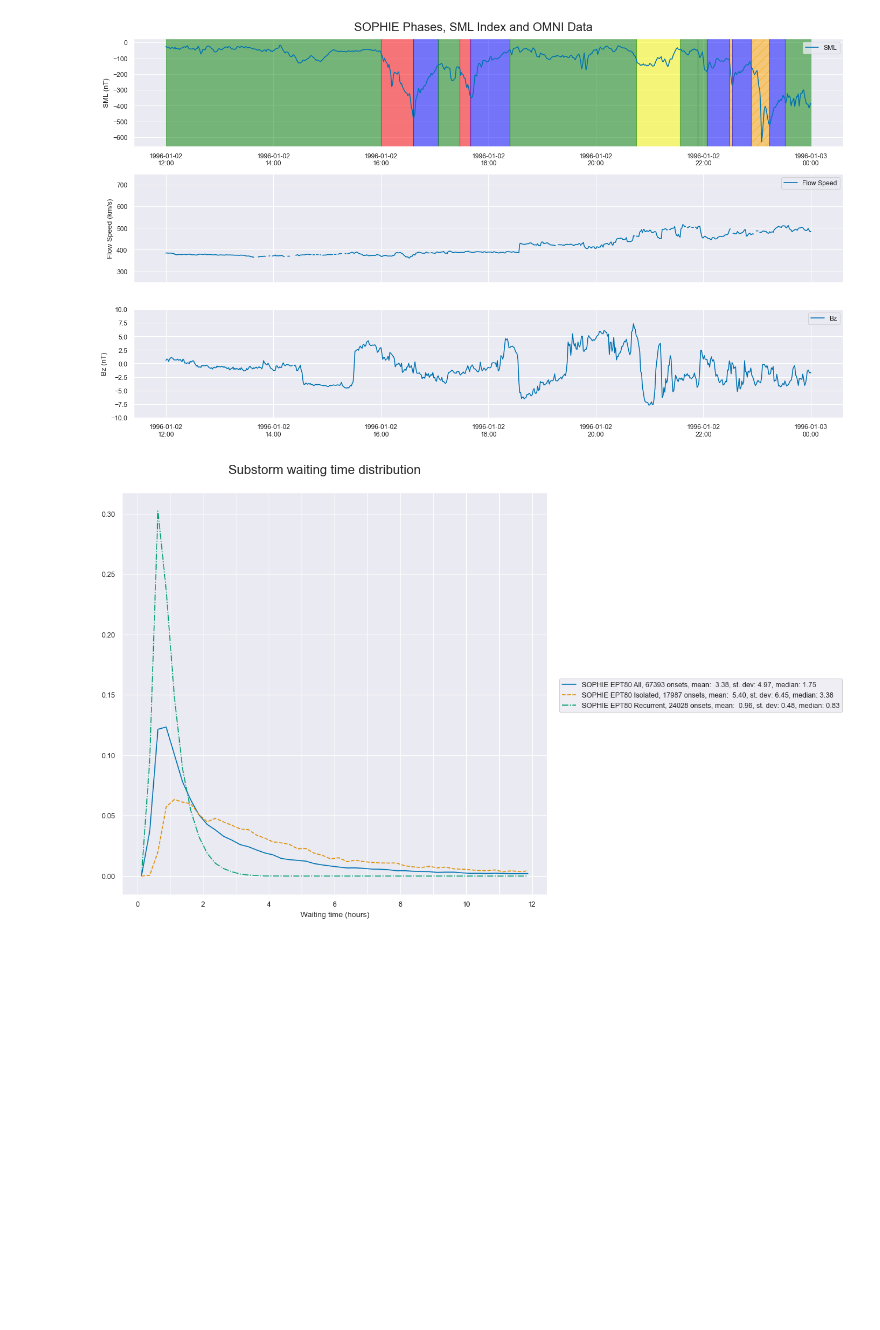
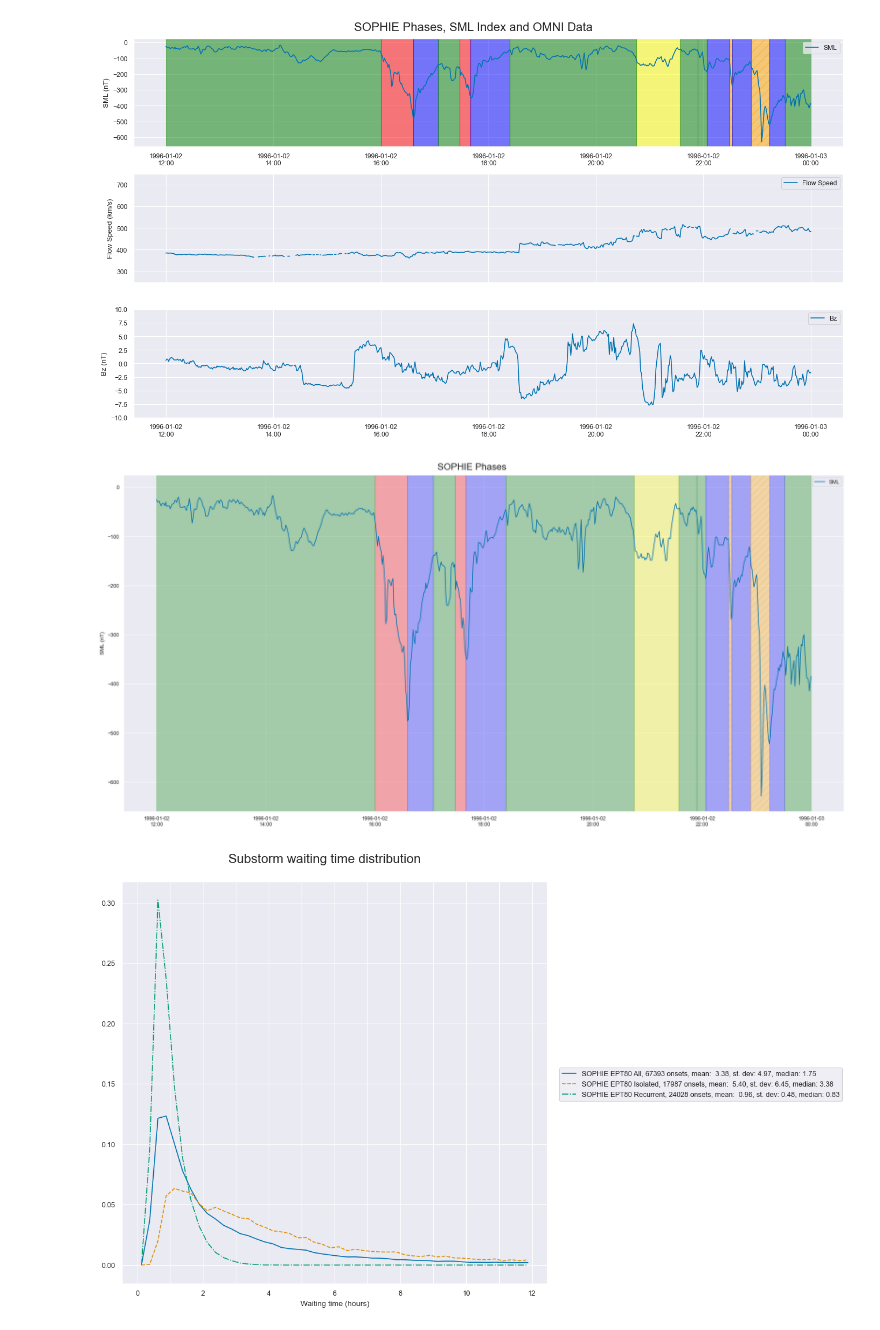
Before and after one commit to christianlao12/DP1_DP2_Project, a Jupyter notebook: substorm_type_statistics.ipynb, the cells around one changed output. Drawn from its saved outputs; the diff is of its cells as text; code cells hidden in the pictures; blank space fills up the shorter version.

```diff
--- a/substorm_type_statistics.ipynb
+++ b/substorm_type_statistics.ipynb
@@ -126,6 +126,54 @@ fig.suptitle('SOPHIE Phases, SML Index and OMNI Data', fontsize=16)
 fig.tight_layout(pad=1)
 # %% [output]
 [figure]
+# %%
+sophieslice = sophie80df[sophie80df['Date_UTC'].between('1996-01-02 12:00:00','1996-01-03')]
+supermagslice = supermagdatadf[supermagdatadf['Date_UTC'].between('1996-01-02 12:00:00','1996-01-03')]
+onsetslice = sophieslice[sophieslice['Phase']==2]
+convectionslice = onsetslice[onsetslice['Flag']==1]
+onsetslice = onsetslice[onsetslice['Flag']==0]
+gergslice = onsetslice[onsetslice['GERG']==1]
+ererslice = onsetslice[onsetslice['ERER']==1]
+recoveryslice = sophieslice[sophieslice['Phase']==3]
+recoveryslice = recoveryslice[recoveryslice['Flag']==0]
+growthslice = sophieslice[sophieslice['Phase']==1]
+omnislice = omnidf[omnidf['Date_UTC'].between('1996-01-02 12:00:00','1996-01-03')]
+
+fig, ax = plt.subplots(figsize=(18,9),sharex=True)
+
+ax.plot(supermagslice['Date_UTC'], supermagslice['SML'], label='SML')
+ax.set_ylabel('SML (nT)')
+date_form = DateFormatter("%Y-%m-%d\n%H:%M")
+ax.xaxis.set_major_formatter(date_form)
+ax.legend(loc='upper right')
+ax.set_ylim(top=25)
+ax.xaxis.set_tick_params(labelbottom=True)
+
+for i in range(len(gergslice)):
+    ax.axvspan(sophieslice['Date_UTC'][gergslice.index[i]],sophieslice['Date_UTC'][gergslice.index[i]+1], alpha=0.3, color='red')
+
+for i in range(len(ererslice)):
+    ax.axvspan(sophieslice['Date_UTC'][ererslice.index[i]],sophieslice['Date_UTC'][ererslice.index[i]+1], alpha=0.3, color='orange', hatch='//')
+ax.axvspan(sophieslice['Date_UTC'][43038],sophieslice['Date_UTC'][43038+1], alpha=0.3, color='green')
+
+for i in range(len(recoveryslice)):
+    ax.axvspan(sophieslice['Date_UTC'][recoveryslice.index[i]],sophieslice['Date_UTC'][recoveryslice.index[i]+1], alpha=0.3, color='blue')
+
+for i in range(len(convectionslice)):
+    ax.axvspan(sophieslice['Date_UTC'][convectionslice.index[i]],sophieslice['Date_UTC'][convectionslice.index[i]+2], alpha=0.3, color='yellow')
+
+for i in range(len(growthslice)):
+    if i != len(growthslice)-1:
+        ax.axvspan(sophieslice['Date_UTC'][growthslice.index[i]],sophieslice['Date_UTC'][growthslice.index[i]+1], alpha=0.3, color='green')
+    else:
+        ax.axvspan(sophieslice['Date_UTC'][growthslice.index[i]],pd.to_datetime('1996-01-03'), alpha=0.3, color='green')
+
+ax.axvspan(pd.to_datetime('1996-01-02 12:00:00'),sophieslice['Date_UTC'][sophieslice.index[0]], alpha=0.3, color='green')
+
+fig.suptitle('SOPHIE Phases', fontsize=16)
+fig.tight_layout(pad=1)
+# %% [output]
+[figure, added]
 # %%
 # Finding the indices of the first and last sophie onsets in a gerg
 x = np.where(sophie80onsetdf['GERG']==1)[0]
```
